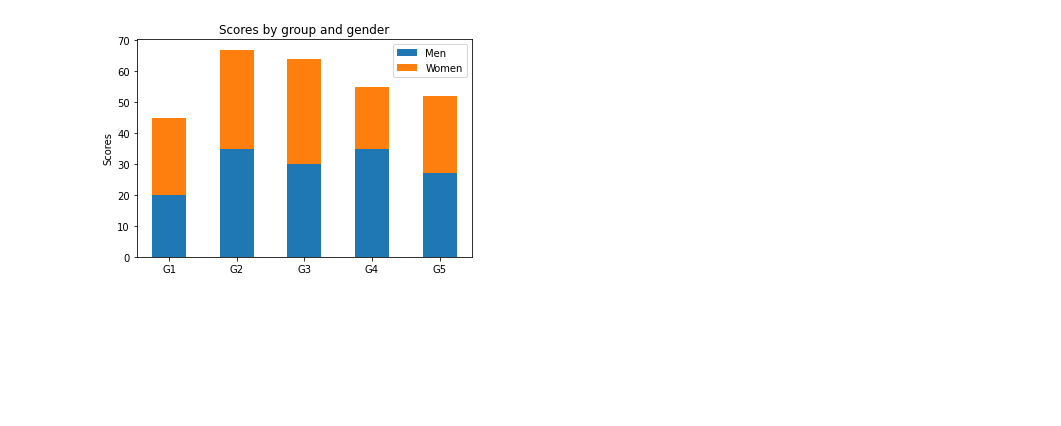
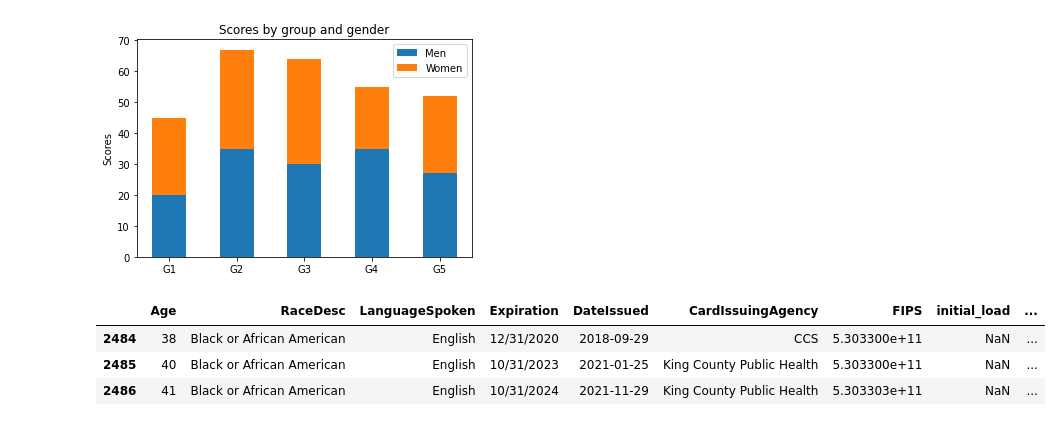
Before and after one commit to albertyusun/cisil-causal-inference, a Jupyter notebook: EDA/Albert/num_enrolled.ipynb, the cells around one changed output. Saved outputs shown, nothing was run; the diff lists cells and outputs as text; code cells hidden in the pictures; blank space fills up the shorter version.

```diff
--- a/EDA/Albert/num_enrolled.ipynb
+++ b/EDA/Albert/num_enrolled.ipynb
@@ -226,3 +242,10 @@ ax.legend()
 plt.show()
 # %% [output]
 [figure]
+# %%
+reg[reg.id=='10016']
+# %% [output]
+|  | Age | RaceDesc | LanguageSpoken | Expiration | DateIssued | CardIssuingAgency | FIPS | initial_load | ... |
+| 2484 | 38 | Black or African American | English | 12/31/2020 | 2018-09-29 | CCS | 5.303300e+11 | NaN | ... |
+| 2485 | 40 | Black or African American | English | 10/31/2023 | 2021-01-25 | King County Public Health | 5.303300e+11 | NaN | ... |
+| 2486 | 41 | Black or African American | English | 10/31/2024 | 2021-11-29 | King County Public Health | 5.303303e+11 | NaN | ... |
```
Also changed, not shown: parts of 3 cells of this notebook, 1 other file.
